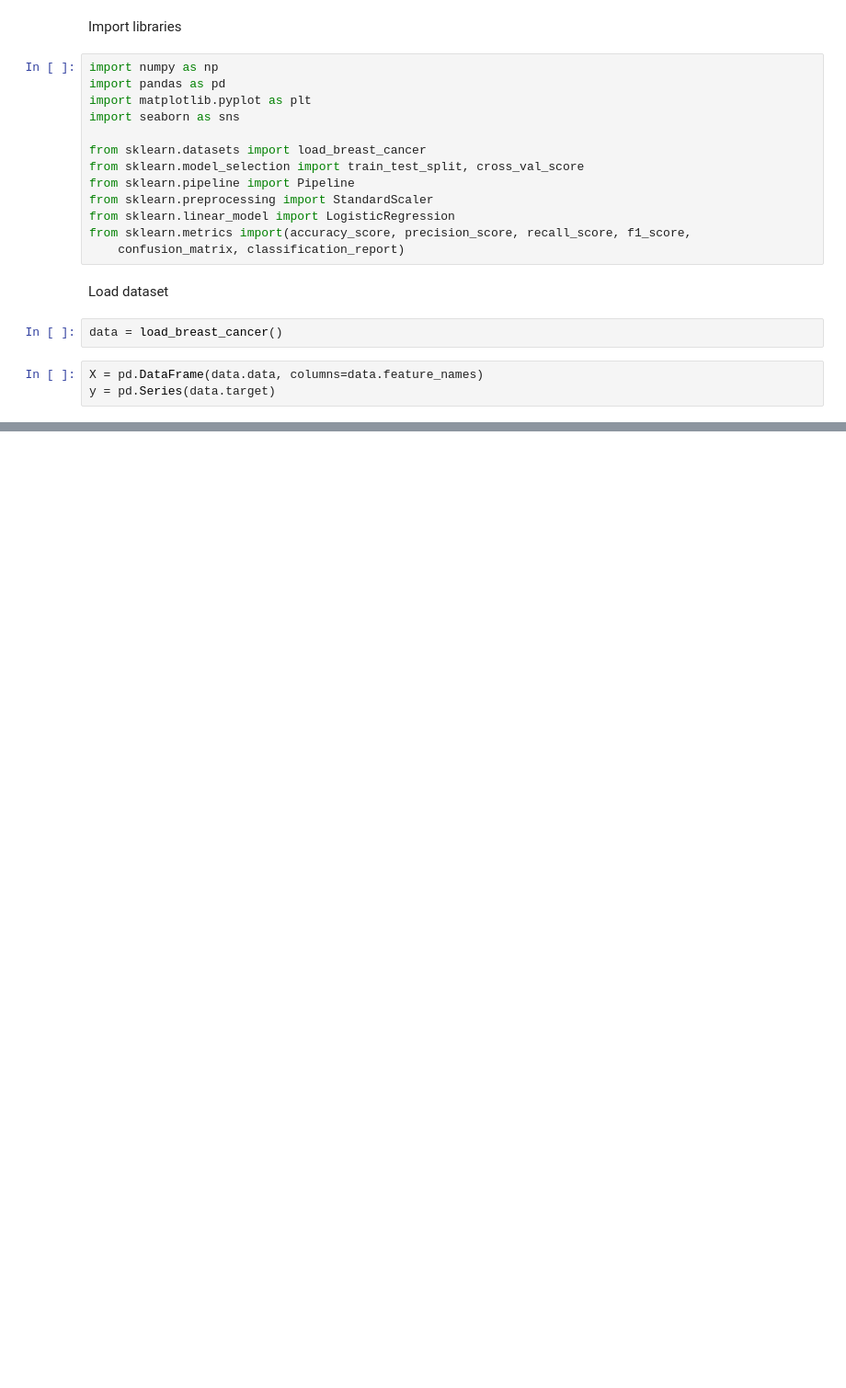
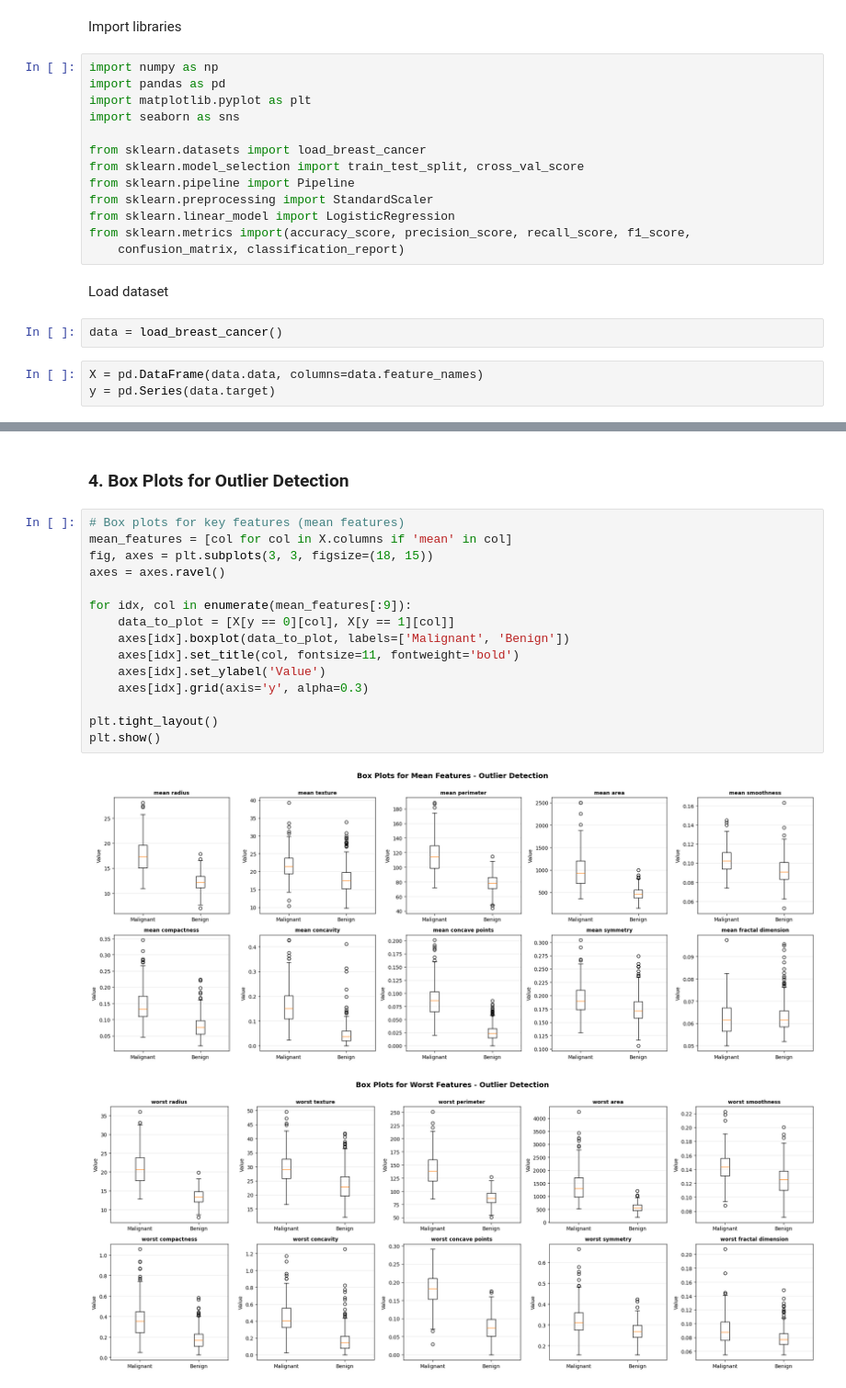
Before and after one commit to sara-fuentes/breast-cancer-classifier, a Jupyter notebook: breast_cancer_classifier.ipynb, the cells around one changed output, grey strips where cells are left out. Shown at 92% size. Cells and saved outputs as stored; diff of their text form; blank space fills up the shorter version.

```diff
--- a/breast_cancer_classifier.ipynb
+++ b/breast_cancer_classifier.ipynb
@@ -39,0 +175,20 @@ Clases: ['malignant' 'benign']
+# %% [markdown]
+### 4. Box Plots for Outlier Detection
+# %%
+# Box plots for key features (mean features)
+mean_features = [col for col in X.columns if 'mean' in col]
+fig, axes = plt.subplots(3, 3, figsize=(18, 15))
+axes = axes.ravel()
+
+for idx, col in enumerate(mean_features[:9]):
+    data_to_plot = [X[y == 0][col], X[y == 1][col]]
+    axes[idx].boxplot(data_to_plot, labels=['Malignant', 'Benign'])
+    axes[idx].set_title(col, fontsize=11, fontweight='bold')
+    axes[idx].set_ylabel('Value')
+    axes[idx].grid(axis='y', alpha=0.3)
+
+plt.tight_layout()
+plt.show()
+# %% [output]
+[figure, added]
+[figure, added]
```
Also changed, not shown: parts of 34 cells of this notebook.
